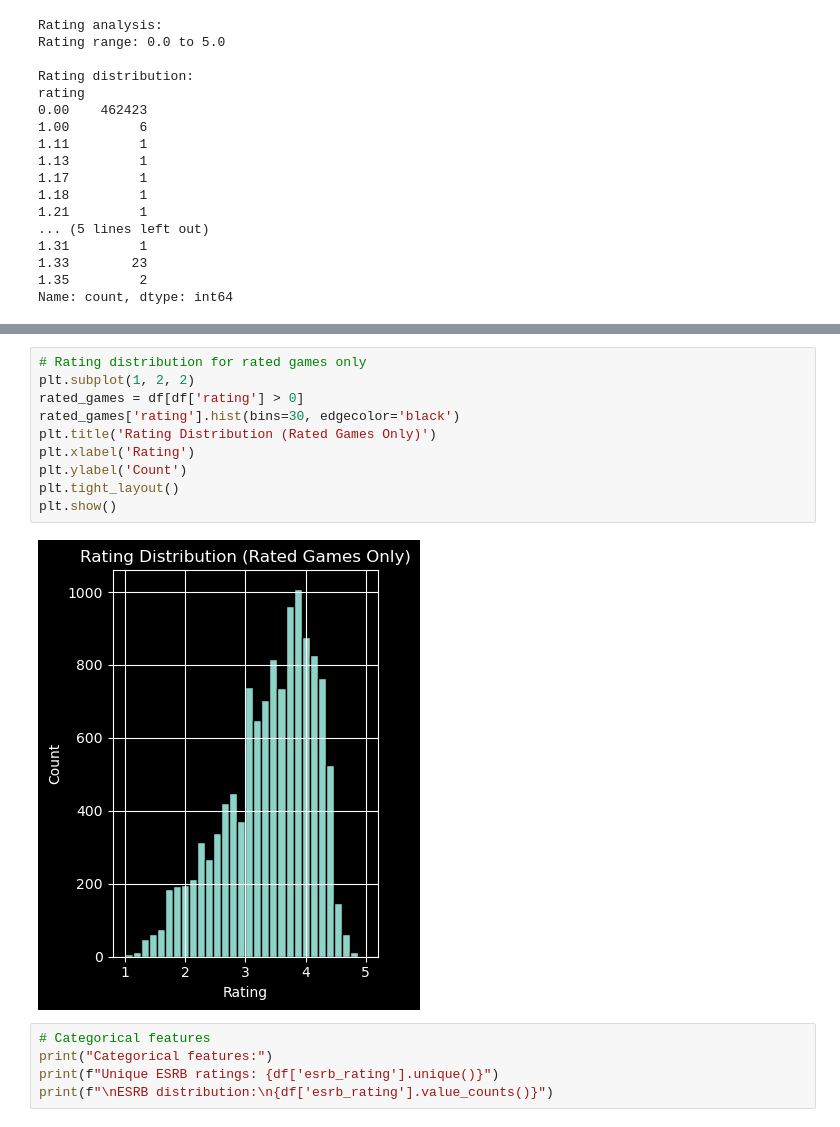
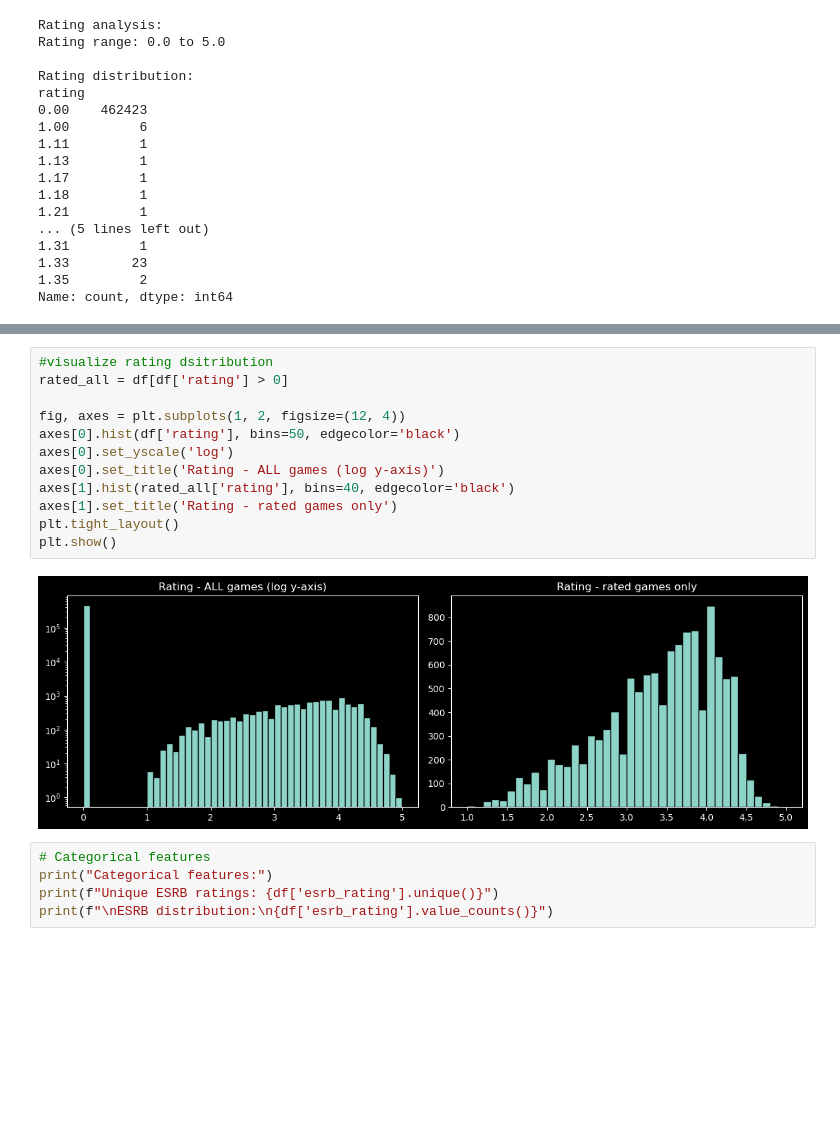
Before and after one commit to anushka-rodrigo/Gamified_ML, a Jupyter notebook: notebook/gamifiedML.ipynb, the cells around one changed output, grey strips where cells are left out. Drawn from its saved outputs; the diff is of its cells as text; blank space fills up the shorter version.

```diff
--- a/notebook/gamifiedML.ipynb
+++ b/notebook/gamifiedML.ipynb
@@ -191,15 +171,17 @@ plt.show()
-# %%
-# Rating distribution for rated games only
-plt.subplot(1, 2, 2)
-rated_games = df[df['rating'] > 0]
-rated_games['rating'].hist(bins=30, edgecolor='black')
-plt.title('Rating Distribution (Rated Games Only)')
-plt.xlabel('Rating')
-plt.ylabel('Count')
-plt.tight_layout()
-plt.show()
-# %% [output]
-[figure, removed]
+# %%
+#visualize rating dsitribution
+rated_all = df[df['rating'] > 0]
+
+fig, axes = plt.subplots(1, 2, figsize=(12, 4))
+axes[0].hist(df['rating'], bins=50, edgecolor='black')
+axes[0].set_yscale('log')
+axes[0].set_title('Rating - ALL games (log y-axis)')
+axes[1].hist(rated_all['rating'], bins=40, edgecolor='black')
+axes[1].set_title('Rating - rated games only')
+plt.tight_layout()
+plt.show()
+# %% [output]
+[figure, added]
 # %%
 # Categorical features
 print("Categorical features:")
```
Also changed, not shown: parts of 14 cells of this notebook, 1 other file.
